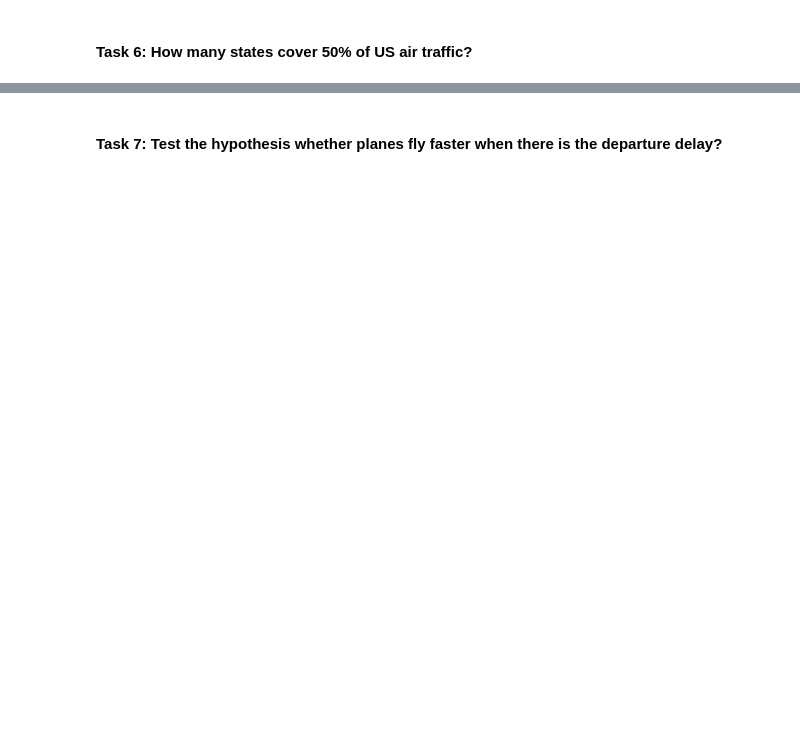
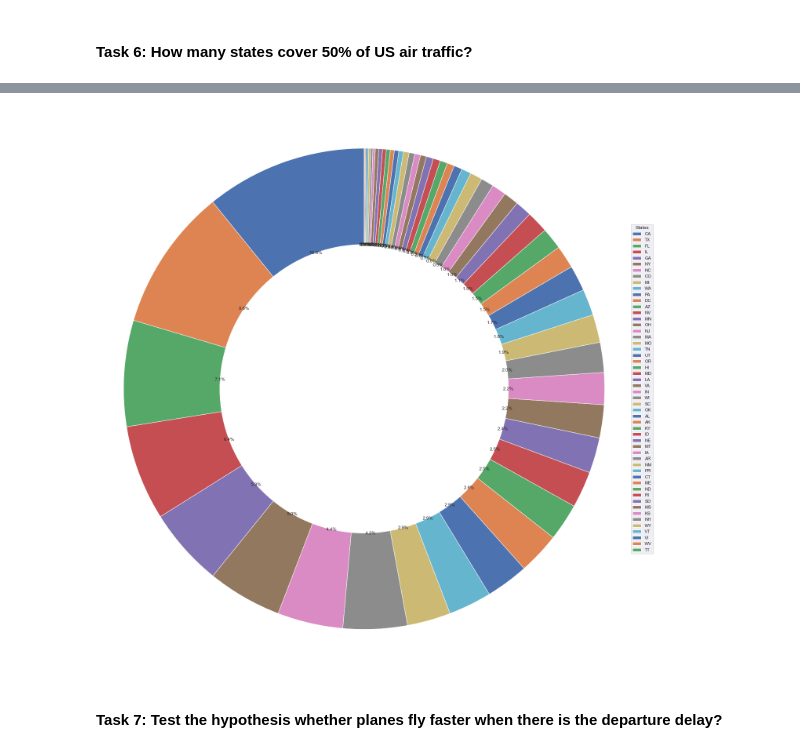
Before and after one commit to BRCanada/Flight-Delay-Prediction, a Jupyter notebook: Flight_Data_Exploration_HC.ipynb, the cells around one changed output, grey strips where cells are left out. Drawn from its saved outputs; the diff is of its cells as text; code cells hidden in the pictures; blank space fills up the shorter version.

```diff
--- a/Flight_Data_Exploration_HC.ipynb
+++ b/Flight_Data_Exploration_HC.ipynb
@@ -366,3 +537,25 @@ delays[['arr_delay','departure_delay','% dept delay']].sort_values('% dept delay
+# %%
+import matplotlib.pyplot as plt
+labels = state_count['state']
+sizes = state_count["% total flights"]
+
+fig1, ax1 = plt.subplots(figsize=(20, 20))
+wedges, texts, autotexts = ax1.pie(sizes, autopct='%1.1f%%', startangle=90)
+
+centre_circle = plt.Circle((0,0),0.60,fc='white')
+fig = plt.gcf()
+fig.gca().add_artist(centre_circle)
+
+ax1.legend(wedges, labels,
+          title="States",
+          loc="center left",
+          bbox_to_anchor=(1, 0, 0.5, 1))
+
+ax1.axis('equal')         # Equal aspect ratio ensures that pie is drawn as a circle
+plt.tight_layout()
+plt.show()
+# %% [output]
+[figure, added]
 # %% [markdown]
 #### **Task 7**: Test the hypothesis whether planes fly faster when there is the departure delay?
 # %%
```
Also changed, not shown: parts of 56 cells of this notebook.
